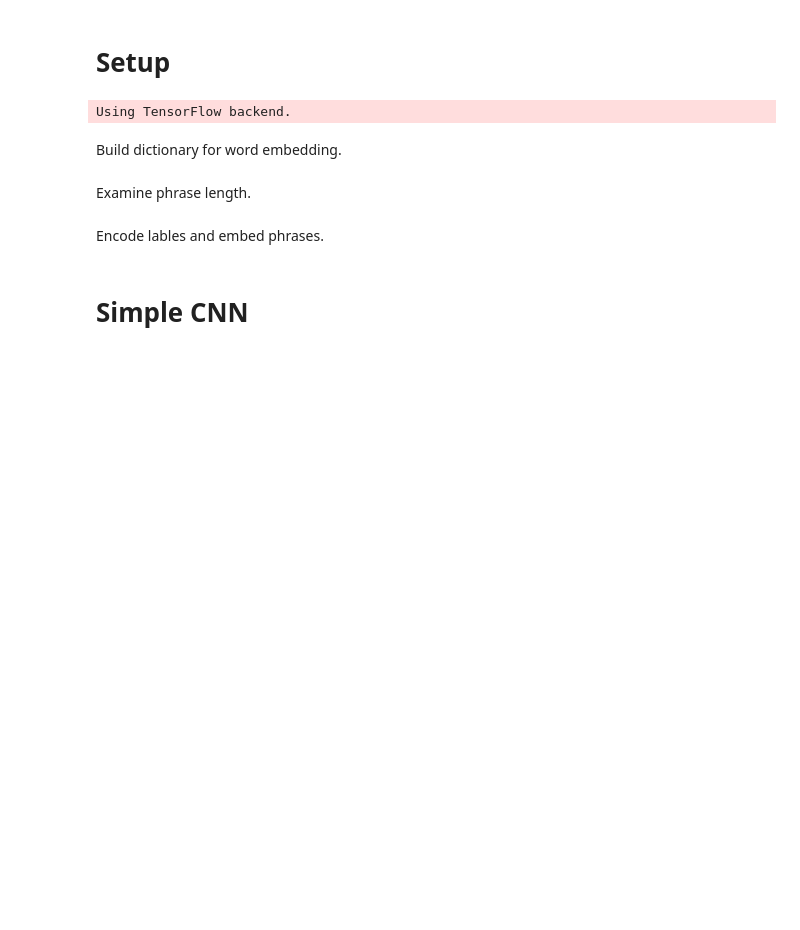
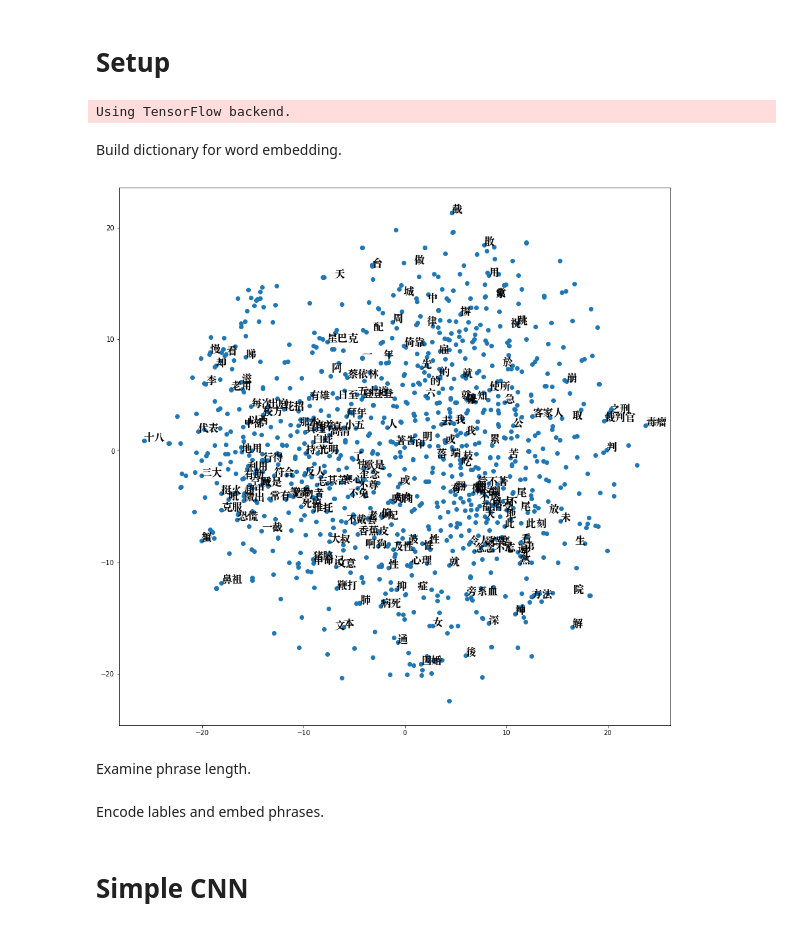
Before and after one commit to SenseTW/classifier, a Jupyter notebook: nbs/join-gay-marriage-sentences.ipynb, the cells around one changed output. Cells and saved outputs as stored; diff of their text form; code cells hidden in the pictures; blank space fills up the shorter version.

Commit message:
Added dictionary t-SNE visualization

```diff
--- a/nbs/join-gay-marriage-sentences.ipynb
+++ b/nbs/join-gay-marriage-sentences.ipynb
@@ -5,13 +5,15 @@ path = "data/join"
 topic = "立法方式保障"
 # %%
 from __future__ import division, print_function
-import pandas as pd, numpy as np, matplotlib.pyplot as plt
+import pandas as pd, numpy as np, matplotlib, matplotlib.pyplot as plt
 import jieba
 from keras.models import Sequential
 from keras.layers import Embedding, Dense, Flatten, Dropout, BatchNormalization, Conv1D, ZeroPadding1D, MaxPooling1D
+from sklearn.manifold import TSNE
 import os, math, re, pickle
 
 jieba.set_dictionary(os.path.join("data", "dict.txt.big"))
+zh_font = matplotlib.font_manager.FontProperties(fname="/Library/Fonts/Songti.ttc", size=16)
 # %% [output]
 Using TensorFlow backend.
 # %%
@@ -62,6 +64,18 @@ if not os.path.exists(dictionary_path):
 dict_index, dictionary = load_dictionary()
 phrases_n = len(dictionary)
 latent_n = len(dictionary.columns)
+# %%
+dict_tsne = TSNE(n_components=2).fit_transform(dictionary.values[:1000])
+# %%
+tsne_start = 0
+tsne_end = 200
+plt.figure(figsize=(15, 15))
+plt.scatter(dict_tsne[:, 0], dict_tsne[:, 1])
+for label, x, y in zip(dictionary.index[tsne_start:tsne_end], dict_tsne[:, 0], dict_tsne[:, 1]):
+    plt.text(x, y, label, fontproperties=zh_font)
+plt.savefig("dict_viz.png")
+# %% [output]
+[figure, added]
 # %% [markdown]
 Examine phrase length.
 # %%
```
